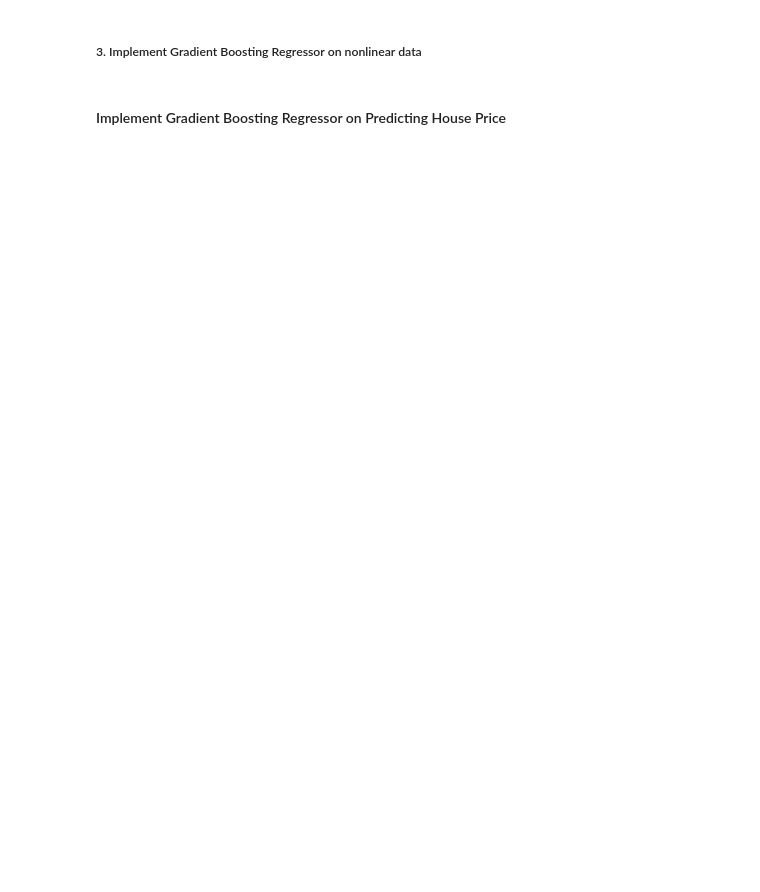
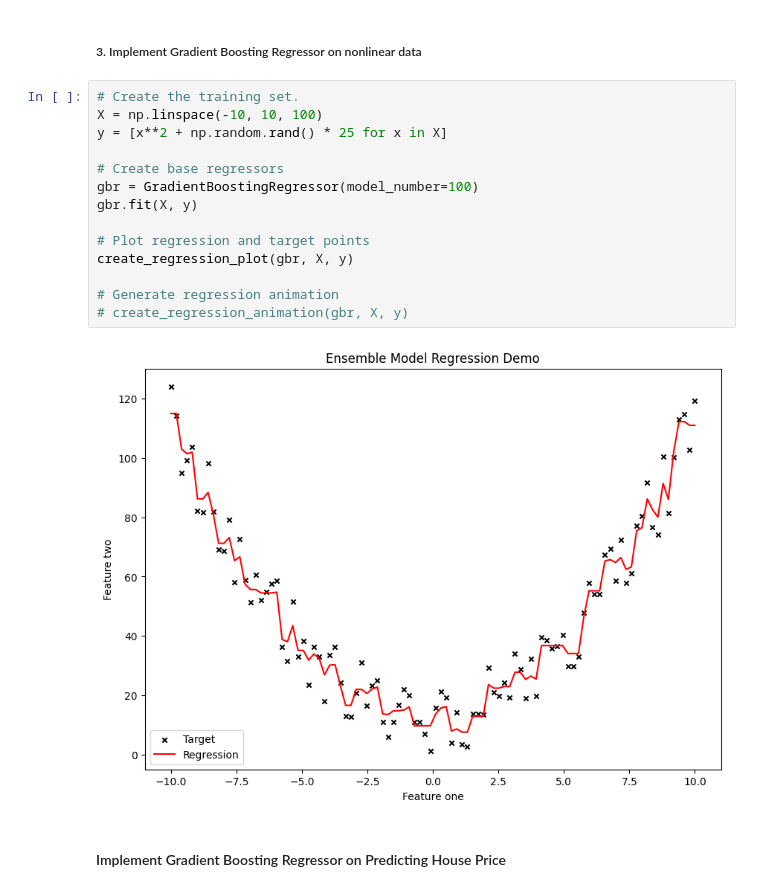
Before and after one commit to XingshengXu/Machine-Learning-Projects, a Jupyter notebook: Ensemble Learning/Gradient_Boosting_demo.ipynb, the cells around one changed output. Drawn from its saved outputs; the diff is of its cells as text; blank space fills up the shorter version.

```diff
--- a/Ensemble Learning/Gradient_Boosting_demo.ipynb
+++ b/Ensemble Learning/Gradient_Boosting_demo.ipynb
@@ -27,4 +31,20 @@ create_regression_plot(gbr, X, y)
 # %% [markdown]
 ##### 3. Implement Gradient Boosting Regressor on nonlinear data
+# %%
+# Create the training set.
+X = np.linspace(-10, 10, 100)
+y = [x**2 + np.random.rand() * 25 for x in X]
+
+# Create base regressors
+gbr = GradientBoostingRegressor(model_number=100)
+gbr.fit(X, y)
+
+# Plot regression and target points
+create_regression_plot(gbr, X, y)
+
+# Generate regression animation
+# create_regression_animation(gbr, X, y)
+# %% [output]
+[figure, added]
 # %% [markdown]
 #### Implement Gradient Boosting Regressor on Predicting House Price
```
Also changed, not shown: parts of 6 cells of this notebook, 8 other files.
